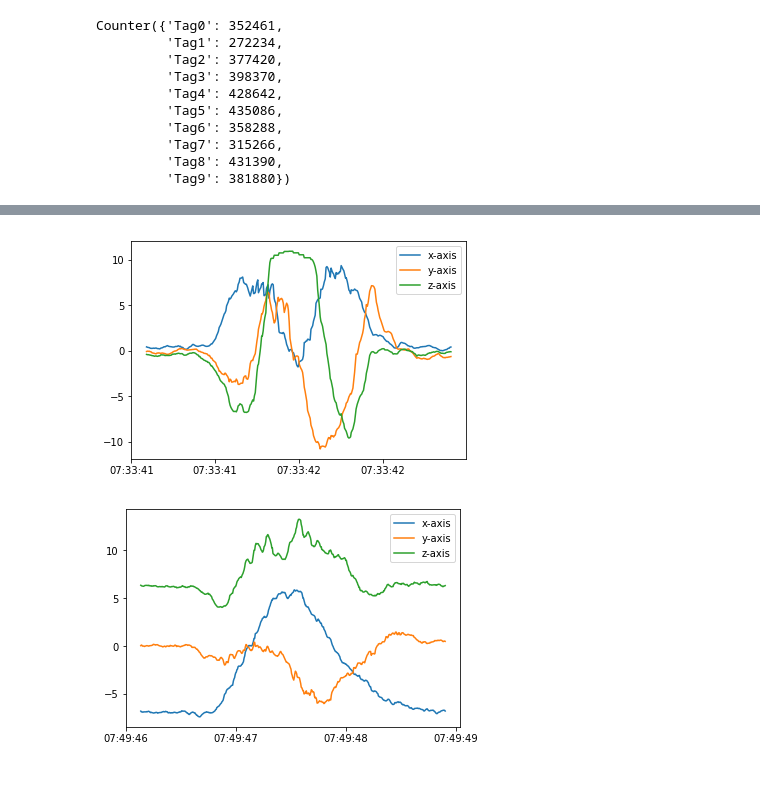
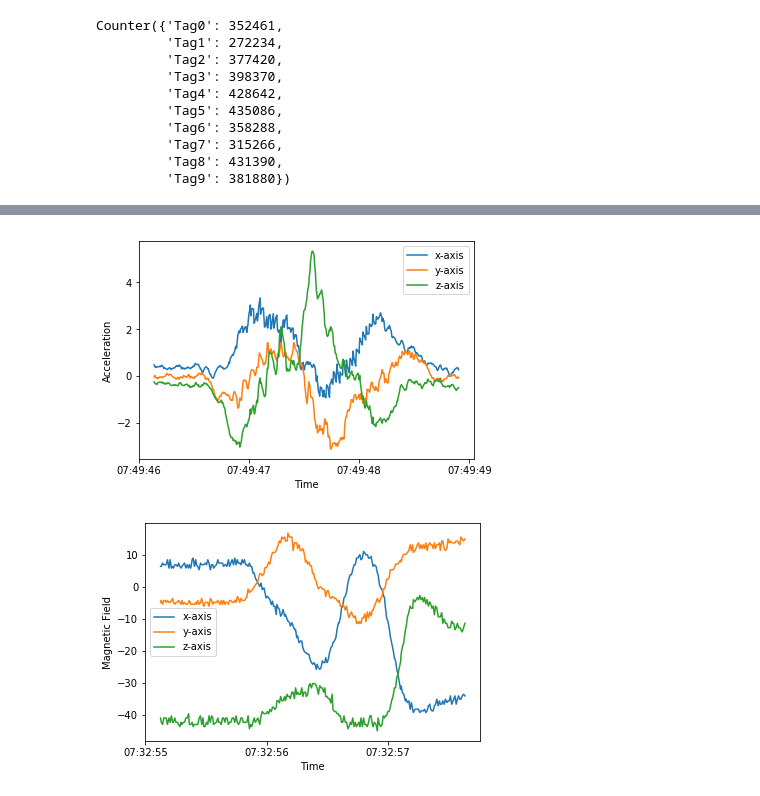
Before and after one commit to iamqingmei/Gesture-Prediction, a Jupyter notebook: python-src/pre-processing/Analysis.ipynb, the cells around one changed output, grey strips where cells are left out. Saved outputs shown, nothing was run; the diff lists cells and outputs as text; code cells hidden in the pictures.

```diff
--- a/python-src/pre-processing/Analysis.ipynb
+++ b/python-src/pre-processing/Analysis.ipynb
@@ -39,33 +28,35 @@ sensor_df.to_csv("../../data/database/sensor_data.csv")
 # %%
 tester_df = pd.DataFrame.from_csv("../../data/database/tester_info.csv")
 # %%
-user0 = sensor_df[sensor_df.tester_id == 1]
+user0 = sensor_df[sensor_df.tester_id == 0]
 user0_action_1 = user0[user0.TagName == 'Tag0']
 # 1 2 3 4 9 10 11
 user0_action_1_acc = user0_action_1[user0_action_1.SENSORTYPE == 10]
 x, = plt.plot(pd.to_datetime(user0_action_1_acc.TIMESTAMP), user0_action_1_acc.VALUES1, label = 'x-axis')
 y, = plt.plot(pd.to_datetime(user0_action_1_acc.TIMESTAMP), user0_action_1_acc.VALUES2, label = 'y-axis')
 z, = plt.plot(pd.to_datetime(user0_action_1_acc.TIMESTAMP), user0_action_1_acc.VALUES3, label = 'z-axis')
-# plt.title("Example Accelerometer Sensor Reading of Gesture 4")
+plt.ylabel("Acceleration")
+plt.xlabel("Time")
 plt.legend(handles=[x,y,z])
-# plt.savefig('/Users/Ageha/Desktop/acc_gesture4.png')
+plt.savefig('/Users/Ageha/Desktop/linear_acc_gesture0.png')
 plt.show()
 # %% [output]
-[figure, old version]
+[figure, new version]
 # %%
-user0 = sensor_df[sensor_df.tester_id == 0]
-user0_action_1 = user0[user0.TagName == 'Tag0']
+user0 = sensor_df[sensor_df.tester_id == 1]
+user0_action_1 = user0[user0.TagName == 'Tag4']
 # 1 2 3 4 9 10 11
-user0_action_1_acc = user0_action_1[user0_action_1.SENSORTYPE == 1]
+user0_action_1_acc = user0_action_1[user0_action_1.SENSORTYPE == 2]
 x, = plt.plot(pd.to_datetime(user0_action_1_acc.TIMESTAMP), user0_action_1_acc.VALUES1, label = 'x-axis')
 y, = plt.plot(pd.to_datetime(user0_action_1_acc.TIMESTAMP), user0_action_1_acc.VALUES2, label = 'y-axis')
 z, = plt.plot(pd.to_datetime(user0_action_1_acc.TIMESTAMP), user0_action_1_acc.VALUES3, label = 'z-axis')
-# plt.title("Example Accelerometer Sensor Reading of Gesture 4")
+plt.ylabel("Magnetic Field")
+plt.xlabel("Time")
 plt.legend(handles=[x,y,z])
-# plt.savefig('/Users/Ageha/Desktop/acc_gesture4.png')
+plt.savefig('/Users/Ageha/Desktop/mag_gesture4.png')
 plt.show()
 # %% [output]
-[figure, old version]
+[figure, new version]
 # %%
 def shrink_array(array,size):
 
```
Also changed, not shown: parts of 29 cells of this notebook, 25 other files.
